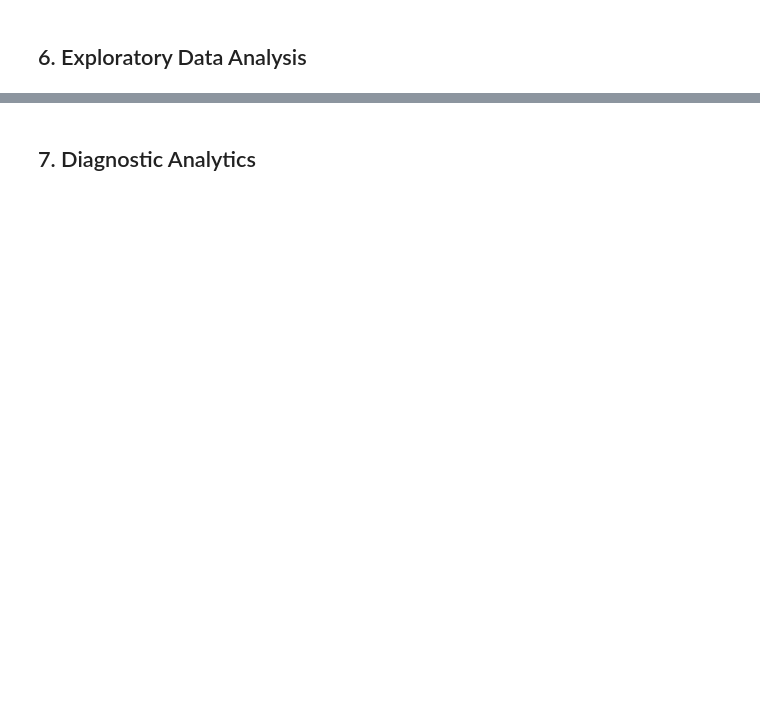
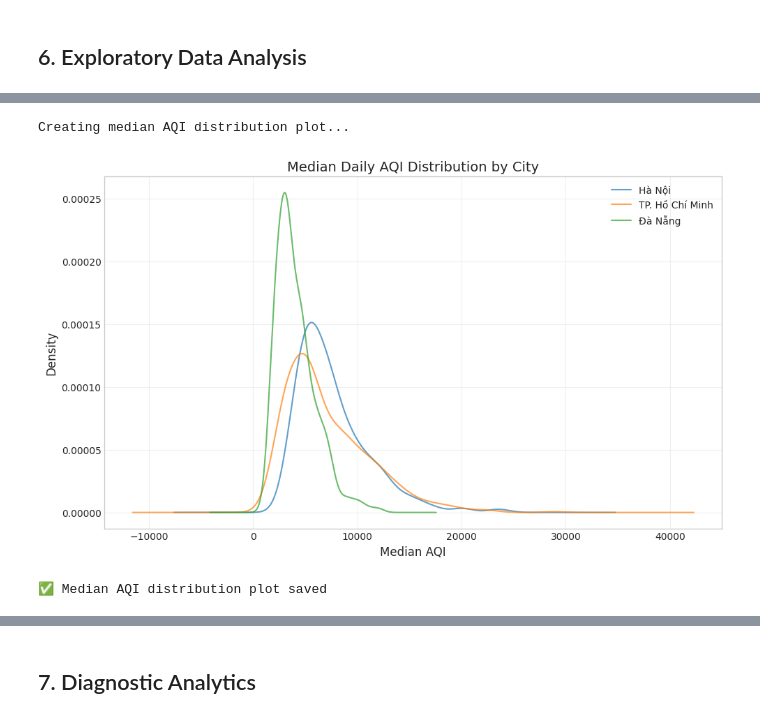
Before and after one commit to KevinQHEHE/BigDataAnalyst, a Jupyter notebook: notebooks/aqi_research.ipynb, the cells around one changed output, grey strips where cells are left out. Drawn from its saved outputs; the diff is of its cells as text; code cells hidden in the pictures; blank space fills up the shorter version.

```diff
--- a/notebooks/aqi_research.ipynb
+++ b/notebooks/aqi_research.ipynb
@@ -745,8 +998,6 @@ working_cols = [
 ]
 
 # Some columns may be absent in placeholder DataFrames; filter those which exist
-existing_cols = [c for c in working_cols if c._jc is not None if True]
-# The above check may not reliably determine existence; instead, build using try/except per column
 safe_cols = []
 for name in [
     'location_key','location_name','admin1','country','date_utc','year','month','day','dow','week','is_weekend','month_name','day_name','season','aqi','category','pm25','pm10','o3','no2','so2','co'
@@ -769,7 +1020,7 @@ group_cols = [c for c in group_cols if c in working_df.columns]
 if len(group_cols) == 0:
     # nothing to aggregate; create empty daily_df with expected columns
     daily_df = spark.createDataFrame([], schema=T.StructType([
-        T.StructField('location_key', T.IntegerType(), True),
+        T.StructField('location_key', T.StringType(), True),
         T.StructField('location_name', T.StringType(), True),
         T.StructField('admin1', T.StringType(), True),
         T.StructField('country', T.StringType(), True),
@@ -904,0 +1174,20 @@ for city in hourly_pd['location_name'].unique():
+# %%
+# Plot 1: Median AQI distributions (KDE)
+print("Creating median AQI distribution plot...")
+fig, ax = plt.subplots(figsize=(10, 6))
+for city, group in daily_pd.groupby('location_name'):
+    group['median_aqi'].plot(kind='kde', ax=ax, label=city, alpha=0.7)
+ax.set_title('Median Daily AQI Distribution by City')
+ax.set_xlabel('Median AQI')
+ax.set_ylabel('Density')
+ax.legend()
+ax.grid(True, alpha=0.3)
+fig.tight_layout()
+fig.savefig(FIG_DIR / 'median_aqi_distribution.png', dpi=150, bbox_inches='tight')
+plt.show()
+plt.close(fig)
+print("✅ Median AQI distribution plot saved")
+# %% [output]
+Creating median AQI distribution plot...
+[figure, added]
+✅ Median AQI distribution plot saved
```
Also changed, not shown: parts of 35 cells of this notebook, 13 other files.
